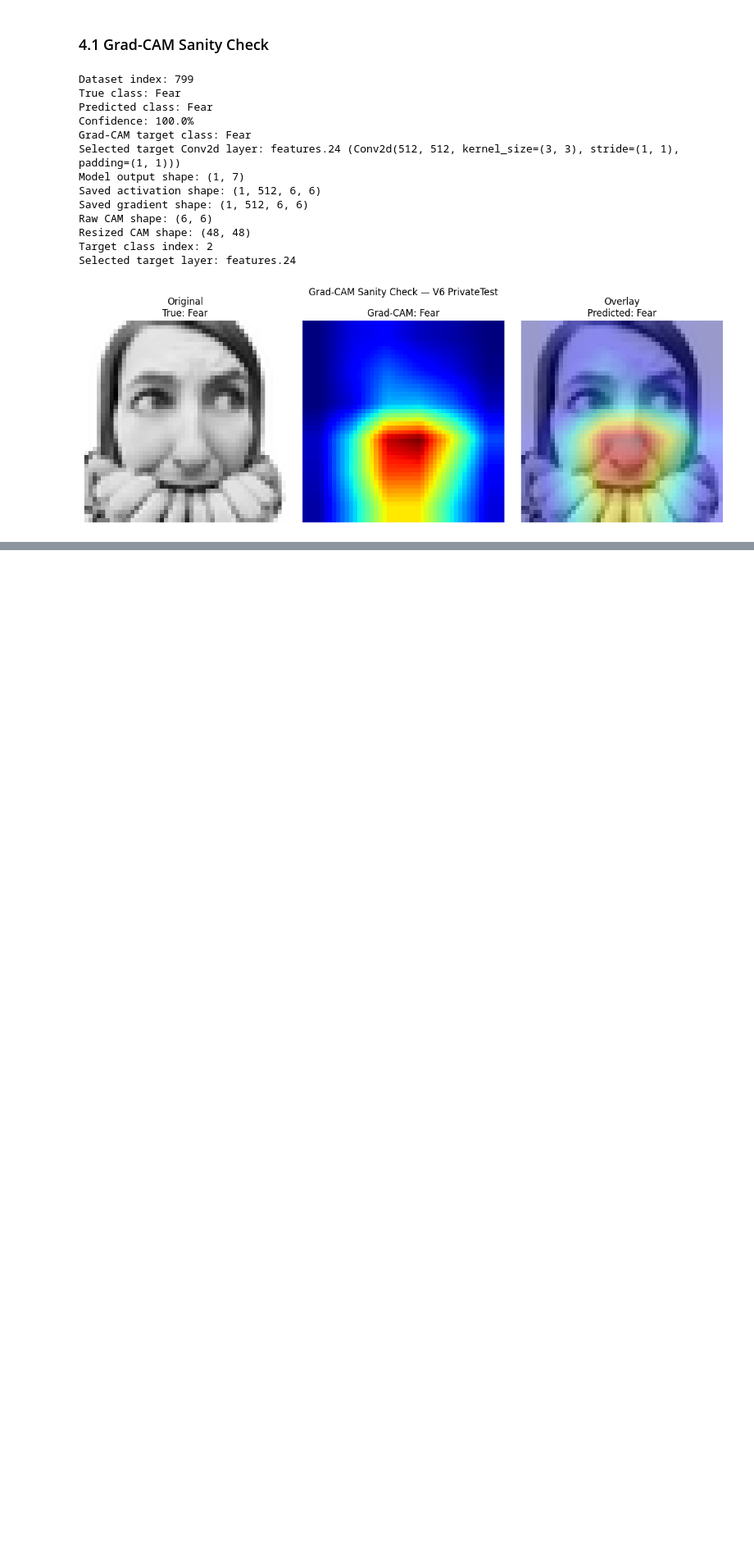
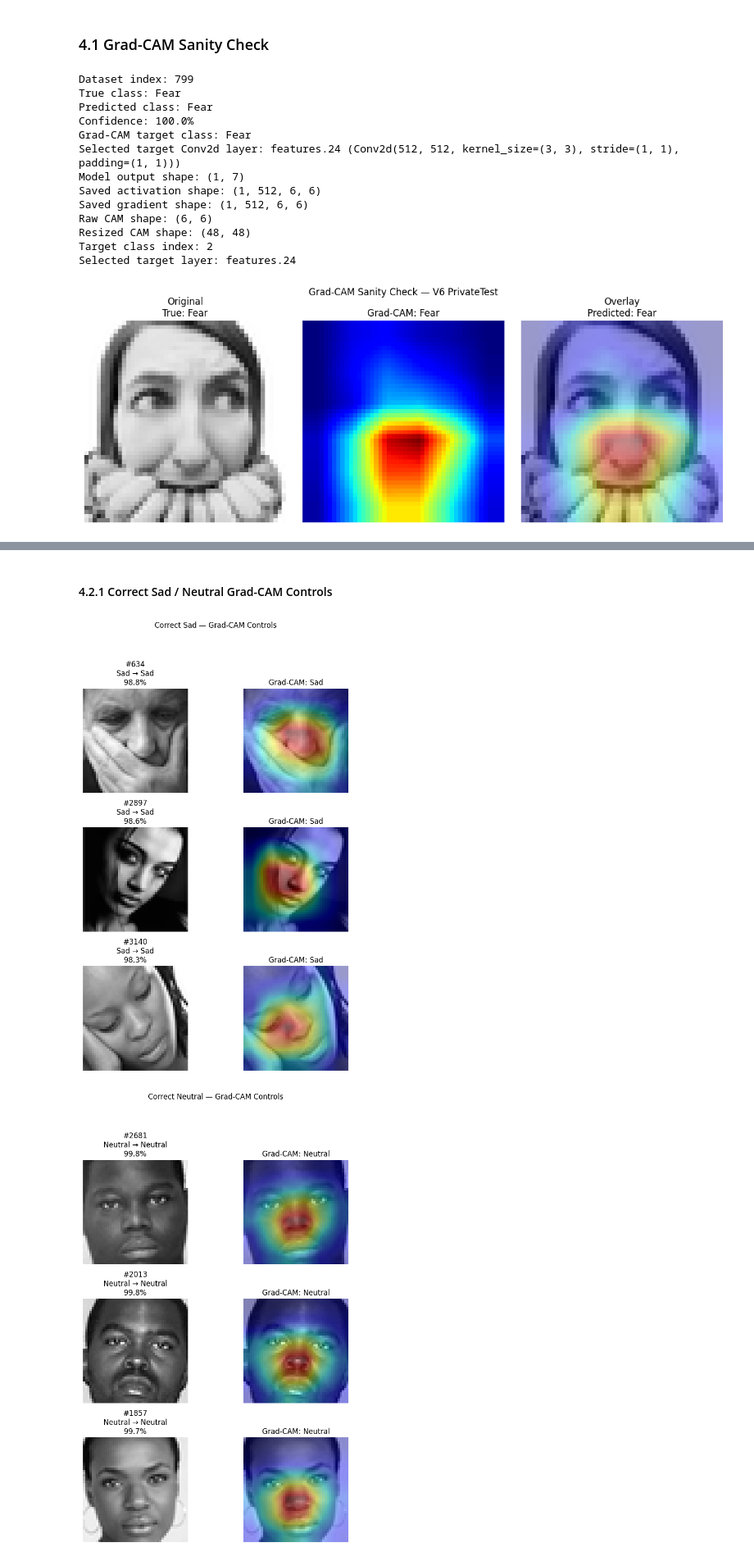
Before and after one commit to qingya012/cnn-emotion-gradcam, a Jupyter notebook: notebooks/explore.ipynb, the cells around one changed output, grey strips where cells are left out. Shown at 82% size. Cells and saved outputs as stored; diff of their text form; code cells hidden in the pictures; blank space fills up the shorter version.

```diff
--- a/notebooks/explore.ipynb
+++ b/notebooks/explore.ipynb
@@ -931,0 +1016,68 @@ Selected target layer: features.24
+# %% [markdown]
+#### 4.2.1 Correct Sad / Neutral Grad-CAM Controls
+# %%
+def plot_correct_gradcam_controls(class_name, top_n=3, alpha=0.4):
+    candidates = (
+        confidence_analysis[
+            (confidence_analysis["True Class"] == class_name)
+            & (confidence_analysis["Predicted Class"] == class_name)
+        ]
+        .sort_values("Confidence", ascending=False)
+        .head(top_n)
+    )
+
+    if len(candidates) < top_n:
+        raise ValueError(
+            f"Expected {top_n} correct {class_name} samples, found {len(candidates)}."
+        )
+
+    figure, axes = plt.subplots(
+        top_n,
+        2,
+        figsize=(8, 3.5 * top_n),
+        squeeze=False,
+    )
+    control_gradcam = GradCAM(model, target_layer)
+    target_class_index = class_names.index(class_name)
+
+    try:
+        for row_index, (_, candidate) in enumerate(candidates.iterrows()):
+            dataset_index = int(candidate["Index"])
+            confidence = float(candidate["Confidence"])
+            image, _ = private_test_dataset[dataset_index]
+            input_tensor = image.unsqueeze(0).to(device)
+
+            heatmap, _ = control_gradcam.generate(
+                input_tensor,
+                class_idx=target_class_index,
+            )
+
+            axes[row_index, 0].imshow(image.squeeze().cpu(), cmap="gray")
+            axes[row_index, 0].set_title(
+                f"#{dataset_index}\n"
+                f"{class_name} → {class_name}\n"
+                f"{confidence:.1%}"
+            )
+            axes[row_index, 0].axis("off")
+
+            control_gradcam.overlay_heatmap(
+                image,
+                heatmap,
+                alpha=alpha,
+                ax=axes[row_index, 1],
+            )
+            axes[row_index, 1].set_title(f"Grad-CAM: {class_name}")
+    finally:
+        control_gradcam.remove_hooks()
+
+    figure.suptitle(f"Correct {class_name} — Grad-CAM Controls", y=1.00)
+    figure.tight_layout(rect=[0, 0, 1, 0.96])
+    plt.show()
+    return candidates
+
+
+correct_sad_gradcam_candidates = plot_correct_gradcam_controls("Sad")
+correct_neutral_gradcam_candidates = plot_correct_gradcam_controls("Neutral")
+# %% [output]
+[figure, added]
+[figure, added]
```
Also changed, not shown: parts of 4 cells of this notebook, 2 other files.
